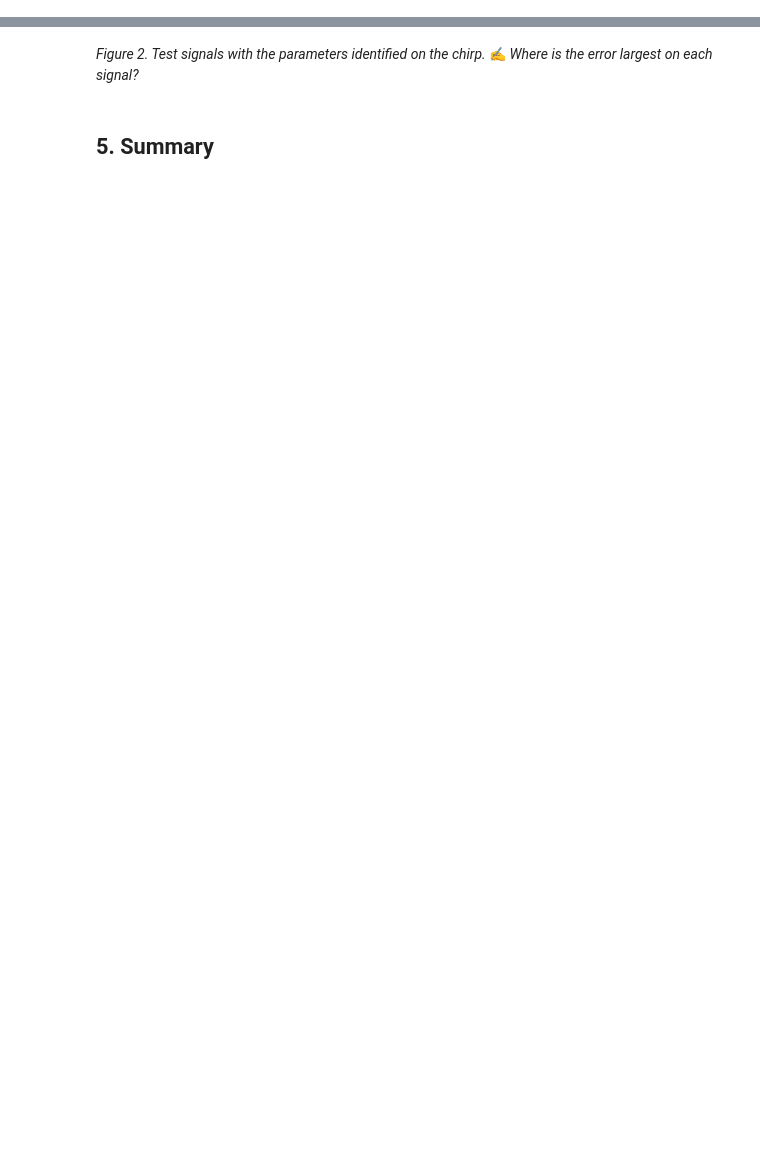
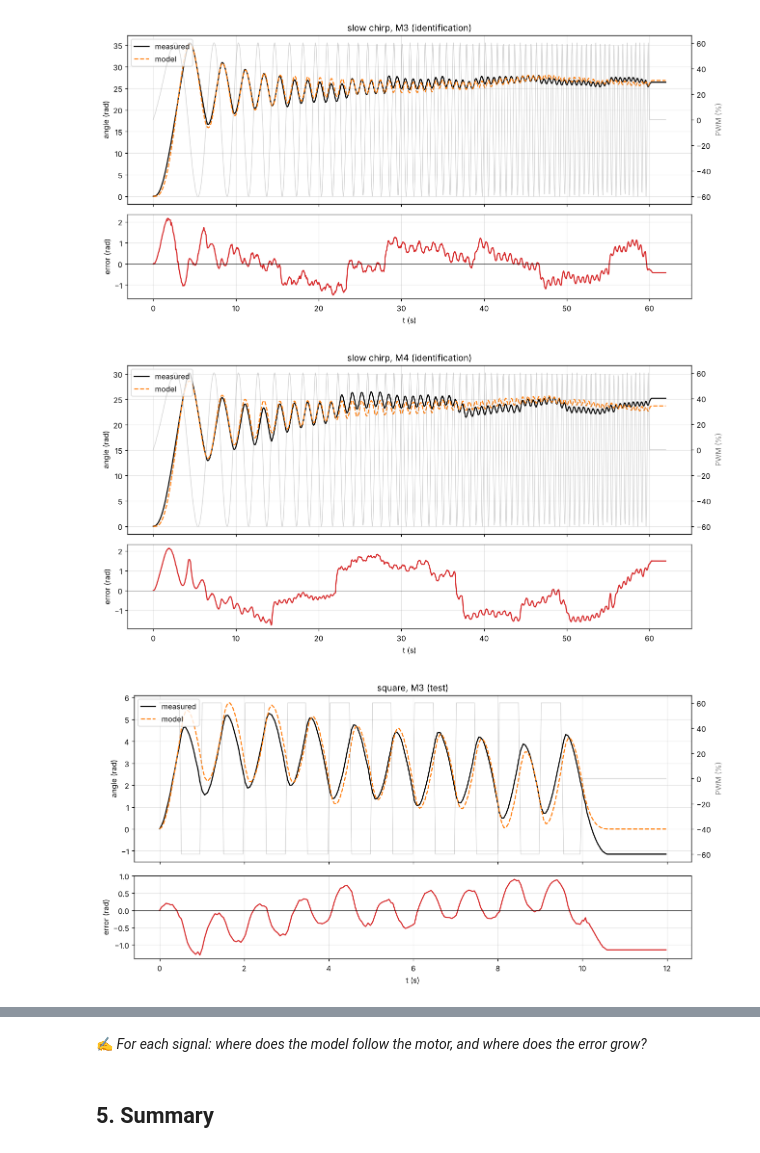
Before and after one commit to charosmuxammadiyeva/Robotics_fall, a Jupyter notebook: Assignment_1/bonus/robotics_lab5_70_bonus.ipynb, the cells around one changed output, grey strips where cells are left out. Drawn from its saved outputs; the diff is of its cells as text; code cells hidden in the pictures; blank space fills up the shorter version.

```diff
--- a/Assignment_1/bonus/robotics_lab5_70_bonus.ipynb
+++ b/Assignment_1/bonus/robotics_lab5_70_bonus.ipynb
@@ -18,12 +18,10 @@ Each segment is followed by 2 s with the motors off (still logged), so stopping
 # %%
-# In Colab: run this cell, click "Choose Files", and select ALL the .txt files at once (Ctrl+A / Cmd+A in the file window).
-# The cell puts them into a motor_data folder. Outside Colab it does nothing.
+# In Colab: run this cell and choose ident_all.csv. Outside Colab it does nothing.
 import os
 try:
     from google.colab import files
     os.makedirs('motor_data', exist_ok=True)
     for name in files.upload():
-        os.replace(name, os.path.join('motor_data', name))
-    print('Uploaded:', sorted(os.listdir('motor_data')))
+        os.replace(name, os.path.join('motor_data', 'ident_all.csv' if name.startswith('ident_all') else name))
 except ImportError:
-    print('Not running in Colab: using the motor_data folder next to this notebook.')
+    pass
@@ -272,5 +138,0 @@ The parameters from section 2 are used unchanged on signals the model has never
-# %%
-for name in TESTS:
-    for m in MOTORS:
-        if (name, m) in runs:
-            plot_run(name, m, '  (test)')
@@ -283,0 +139,27 @@ for name in TESTS:
+# %%
+results = []
+for name in SEGMENTS.values():
+    for m in MOTORS:
+        r = runs[(name, m)]
+        theta_hat = simulate(r['t'], r['u'], params[m])
+        role = 'identification' if name == 'slow chirp' else 'test'
+        results.append(dict(signal=name, motor=m, role=role,
+                            RMSE_rad=np.sqrt(np.mean((r['theta'] - theta_hat) ** 2)),
+                            fit_pct=fit_pct(r['theta'], theta_hat)))
+
+        fig, ax = plt.subplots(2, 1, figsize=(12, 6), sharex=True, gridspec_kw={'height_ratios': [2, 1]})
+        ax[0].plot(r['t'], r['theta'], 'k', lw=1.5, label='measured')
+        ax[0].plot(r['t'], theta_hat, 'C1--', lw=1.5, label='model')
+        ax[0].set(ylabel='angle (rad)', title=f'{name}, {m} ({role})')
+        ax[0].legend(loc='upper left')
+        ax2 = ax[0].twinx()
+        ax2.plot(r['t'], r['pwm'], color='grey', alpha=0.3, lw=1)
+        ax2.set_ylabel('PWM (%)', color='grey'); ax2.grid(False)
+        ax[1].plot(r['t'], r['theta'] - theta_hat, 'C3')
+        ax[1].axhline(0, color='k', lw=0.5)
+        ax[1].set(xlabel='t (s)', ylabel='error (rad)')
+        plt.tight_layout(); plt.show()
+# %% [output]
+[figure, added]
+[figure, added]
+[figure, added]
@@ -284,4 +171,4 @@ for name in TESTS:
+# %% [markdown]
+✍️ *For each signal: where does the model follow the motor, and where does the error grow?*
 # %% [markdown]
-*Figure 2. Test signals with the parameters identified on the chirp.* ✍️ *Where is the error largest on each signal?*
+## 5. Summary
-# %% [markdown]
-## 5. Summary
```
Also changed, not shown: parts of 24 cells of this notebook.
